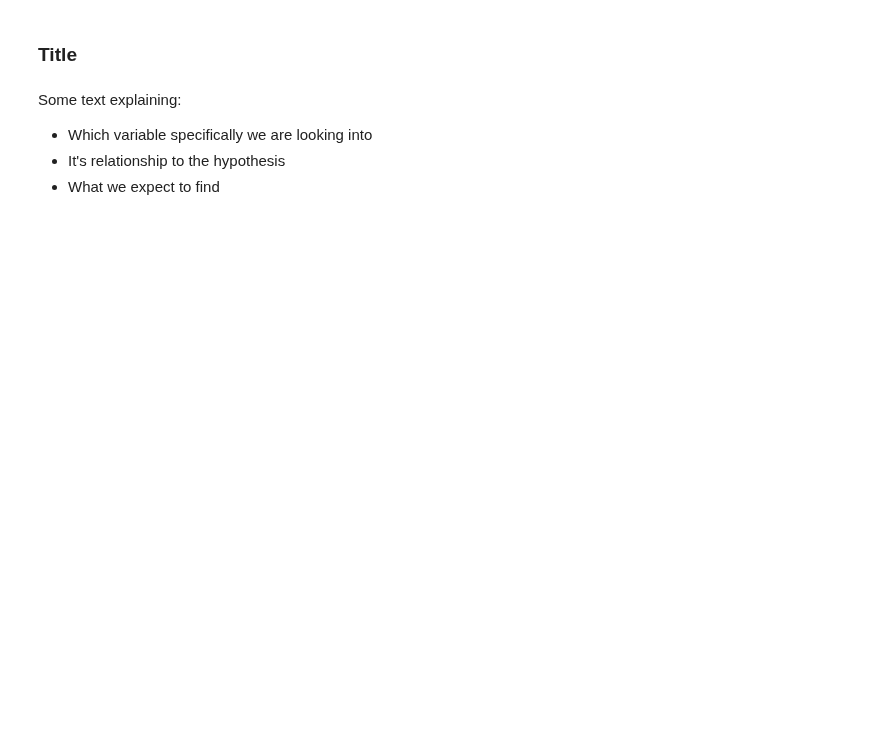
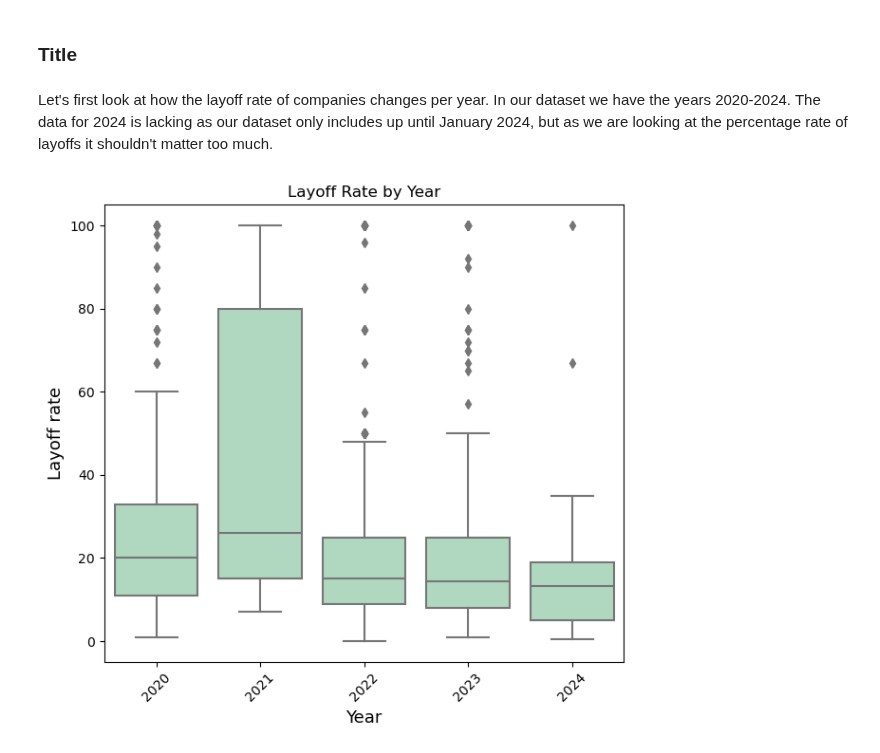
Before and after one commit to COGS108/Group019_WI24, a Jupyter notebook: Outlines/final_section_matthew.ipynb, the cells around one changed output. Cells and saved outputs as stored; diff of their text form; code cells hidden in the pictures; blank space fills up the shorter version.

```diff
--- a/Outlines/final_section_matthew.ipynb
+++ b/Outlines/final_section_matthew.ipynb
@@ -37,5 +24,18 @@ df["Month"] = df["Date_layoffs"].apply(getMonth)
-# %% [markdown]
-Some text explaining:
- - Which variable specifically we are looking into
- - It's relationship to the hypothesis
- - What we expect to find
+# %% [markdown]
+Let's first look at how the layoff rate of companies changes per year. In our dataset we have the years 2020-2024. The data for 2024 is lacking as our dataset only includes up until January 2024, but as we are looking at the percentage rate of layoffs it shouldn't matter too much.
+# %%
+plt.figure(figsize=(12, 6))
+
+# layoff rate
+plt.subplot(1, 2, 1)
+sns.boxplot(x='Year', y='Percentage', data=df, color = '#A9DFBF')
+plt.title('Layoff Rate by Year')
+plt.xlabel('Year', fontsize = 13)
+plt.ylabel('Layoff rate', fontsize = 13)
+plt.xticks(rotation = 45)
+
+
+plt.tight_layout()
+plt.show()
+# %% [output]
+[figure, added]
```
Also changed, not shown: parts of 14 cells of this notebook, 1 other file.
